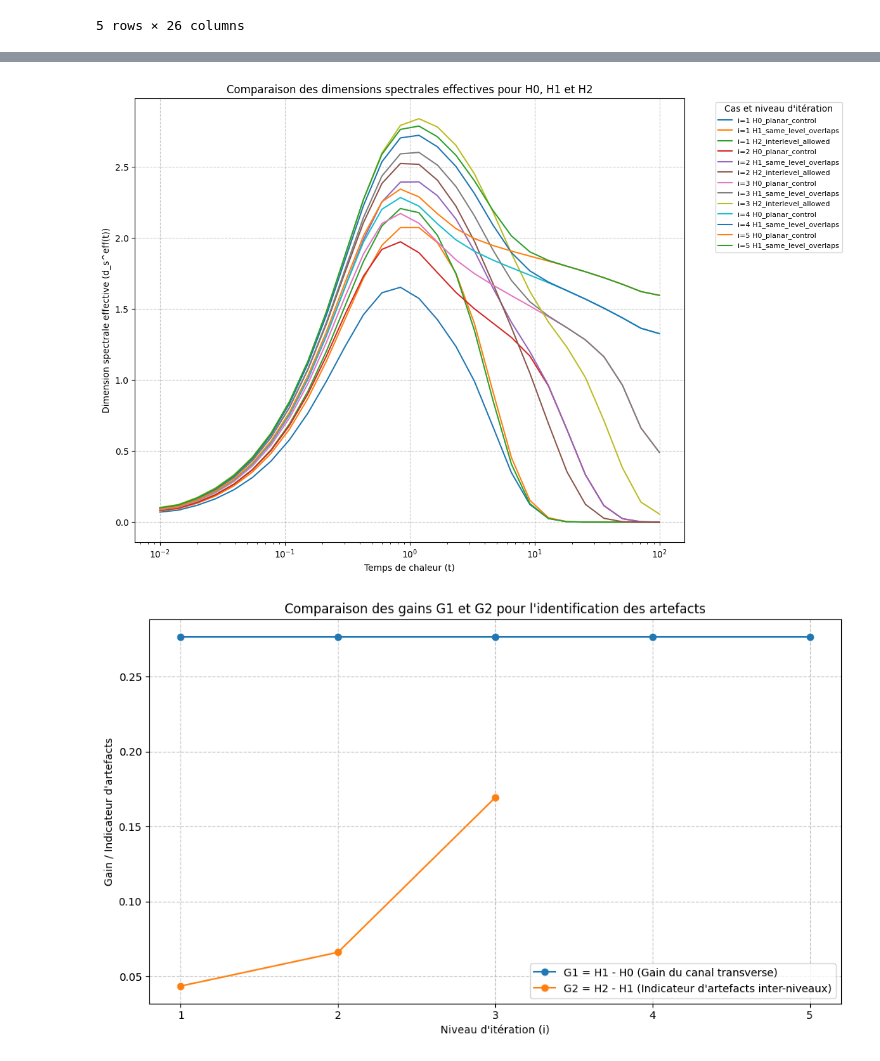
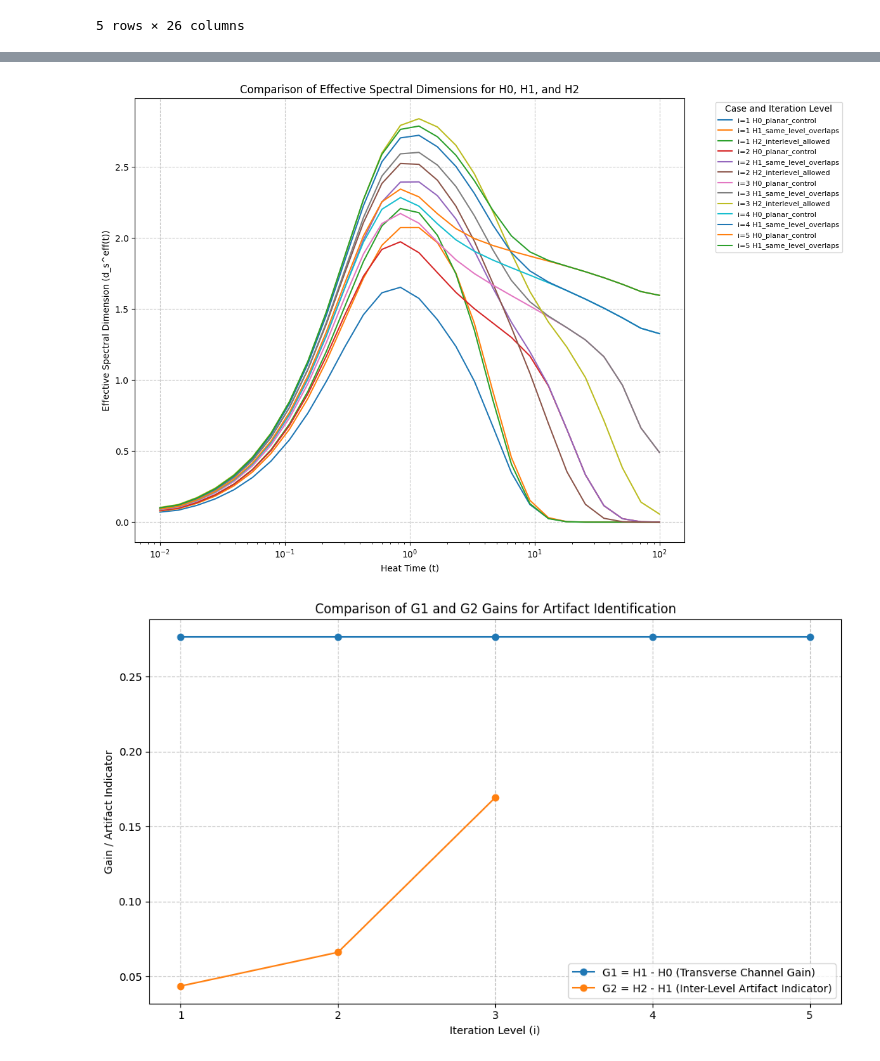
Before and after one commit to cduplan59/CFT_analysis, a Jupyter notebook: ROSG_Test_Zi12345_plus_H1_perturbative_hardstress.ipynb, the cells around one changed output, grey strips where cells are left out. Saved outputs shown, nothing was run; the diff lists cells and outputs as text; code cells hidden in the pictures.

```diff
--- a/ROSG_Test_Zi12345_plus_H1_perturbative_hardstress.ipynb
+++ b/ROSG_Test_Zi12345_plus_H1_perturbative_hardstress.ipynb
@@ -1458,26 +1458,26 @@ for (i, case), sub in curves_df.groupby(["target_i", "case"]):
         plt.plot(sub["t"], sub["ds_eff_t"], label=f"i={i} {case}", linestyle='-')
 
 plt.xscale("log")
-plt.xlabel("Temps de chaleur (t)")
-plt.ylabel("Dimension spectrale effective (d_s^eff(t))")
-plt.title("Comparaison des dimensions spectrales effectives pour H0, H1 et H2")
-plt.legend(title="Cas et niveau d'itération", bbox_to_anchor=(1.05, 1), loc='upper left', fontsize=8)
+plt.xlabel("Heat Time (t)")
+plt.ylabel("Effective Spectral Dimension (d_s^eff(t))")
+plt.title("Comparison of Effective Spectral Dimensions for H0, H1, and H2")
+plt.legend(title="Case and Iteration Level", bbox_to_anchor=(1.05, 1), loc='upper left', fontsize=8)
 plt.grid(True, linestyle='--', alpha=0.7)
 plt.tight_layout()
 plt.show()
 # %% [output]
-[figure, old version]
+[figure, new version]
 # %%
 plt.figure(figsize=(10, 6))
-plt.plot(diag["target_i"], diag["G1_H1_minus_H0"], marker="o", label="G1 = H1 - H0 (Gain du canal transverse)")
-plt.plot(diag["target_i"], diag["G2_H2_minus_H1"], marker="o", label="G2 = H2 - H1 (Indicateur d'artefacts inter-niveaux)")
-plt.xlabel("Niveau d'itération (i)")
-plt.ylabel("Gain / Indicateur d'artefacts")
-plt.title("Comparaison des gains G1 et G2 pour l'identification des artefacts")
+plt.plot(diag["target_i"], diag["G1_H1_minus_H0"], marker="o", label="G1 = H1 - H0 (Transverse Channel Gain)")
+plt.plot(diag["target_i"], diag["G2_H2_minus_H1"], marker="o", label="G2 = H2 - H1 (Inter-Level Artifact Indicator)")
+plt.xlabel("Iteration Level (i)")
+plt.ylabel("Gain / Artifact Indicator")
+plt.title("Comparison of G1 and G2 Gains for Artifact Identification")
 plt.xticks(diag["target_i"])
 plt.grid(True, linestyle='--', alpha=0.7)
 plt.legend()
 plt.tight_layout()
 plt.show()
 # %% [output]
-[figure, old version]
+[figure, new version]
```
Also changed, not shown: parts of 9 cells of this notebook.
